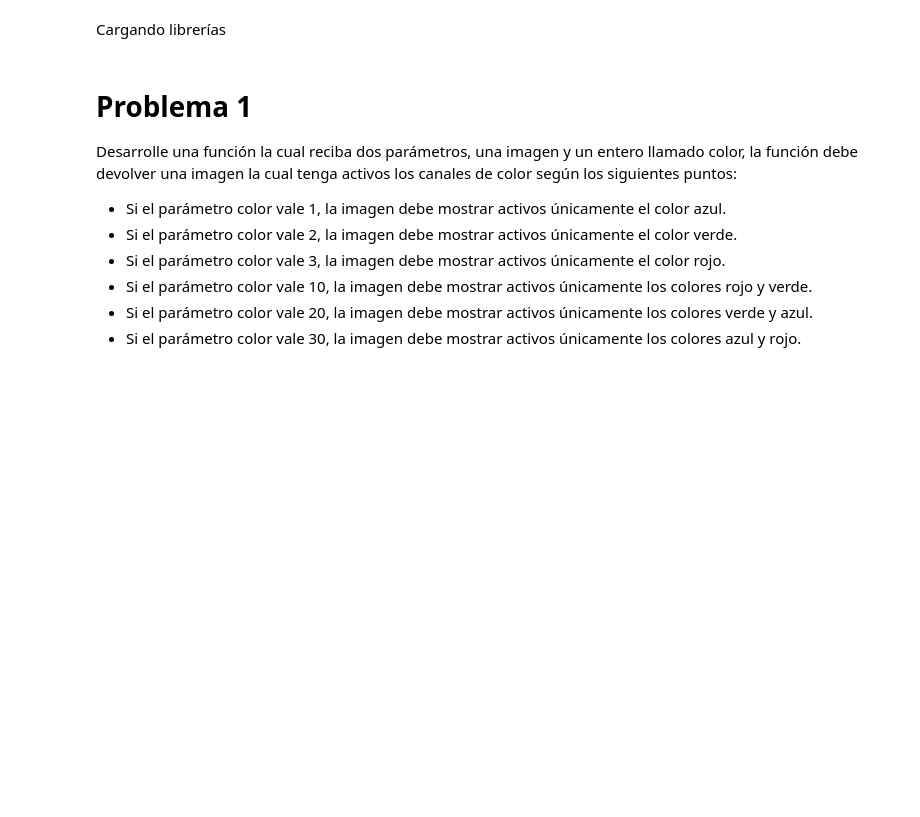
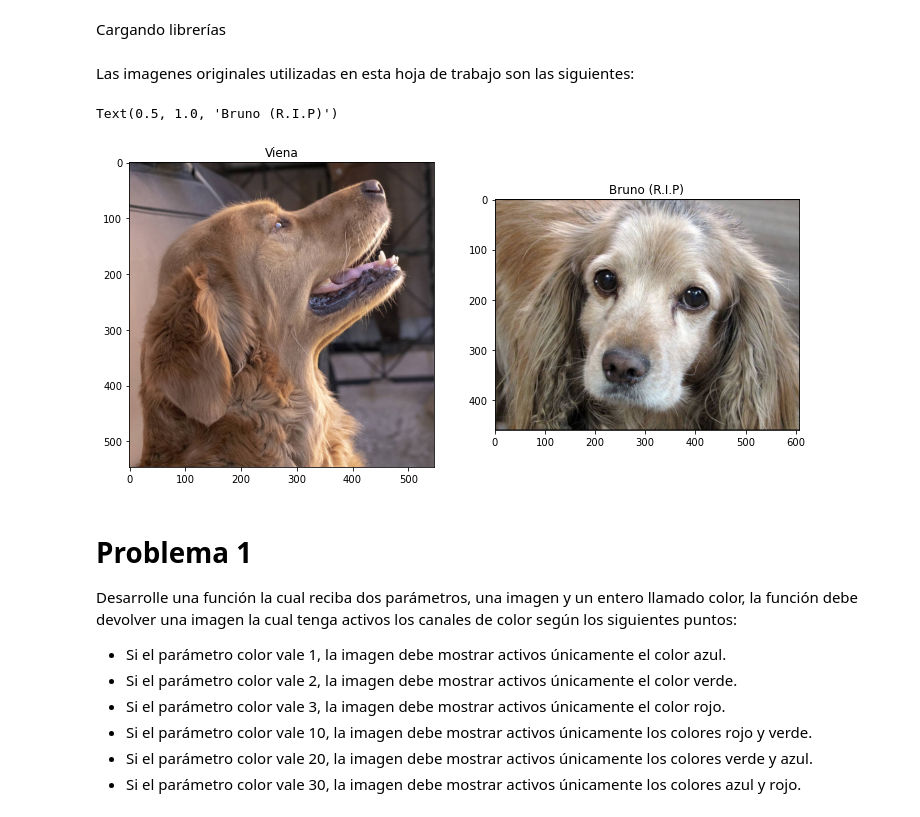
Before and after one commit to josedalvik/datascience_textmining_imagerecognition_hojatrabajo1, a Jupyter notebook: HojaTrabajo1.ipynb, the cells around one changed output. Saved outputs shown, nothing was run; the diff lists cells and outputs as text; code cells hidden in the pictures; blank space fills up the shorter version.

Commit message:
Hoja de trabajo finalizada

```diff
--- a/HojaTrabajo1.ipynb
+++ b/HojaTrabajo1.ipynb
@@ -13,6 +13,23 @@ import matplotlib.pyplot as plt
 import numpy as np
 
 plt.rcParams["figure.figsize"] = (12, 9)
+# %% [markdown]
+Las imagenes originales utilizadas en esta hoja de trabajo son las siguientes:
+# %%
+viena = cv2.imread("viena.jpg")
+viena = cv2.cvtColor(viena, cv2.COLOR_BGR2RGB)
+
+bruno = cv2.imread("bruno.jpg")
+bruno = cv2.cvtColor(bruno, cv2.COLOR_BGR2RGB)
+
+f, axarr = plt.subplots(1,2)
+axarr[0].imshow(viena)
+axarr[0].set_title('Viena')
+axarr[1].imshow(bruno)
+axarr[1].set_title('Bruno (R.I.P)')
+# %% [output]
+Text(0.5, 1.0, 'Bruno (R.I.P)')
+[figure, added]
 # %% [markdown]
 # Problema 1
 
```
Also changed, not shown: parts of 1 cell of this notebook, 2 other files.
